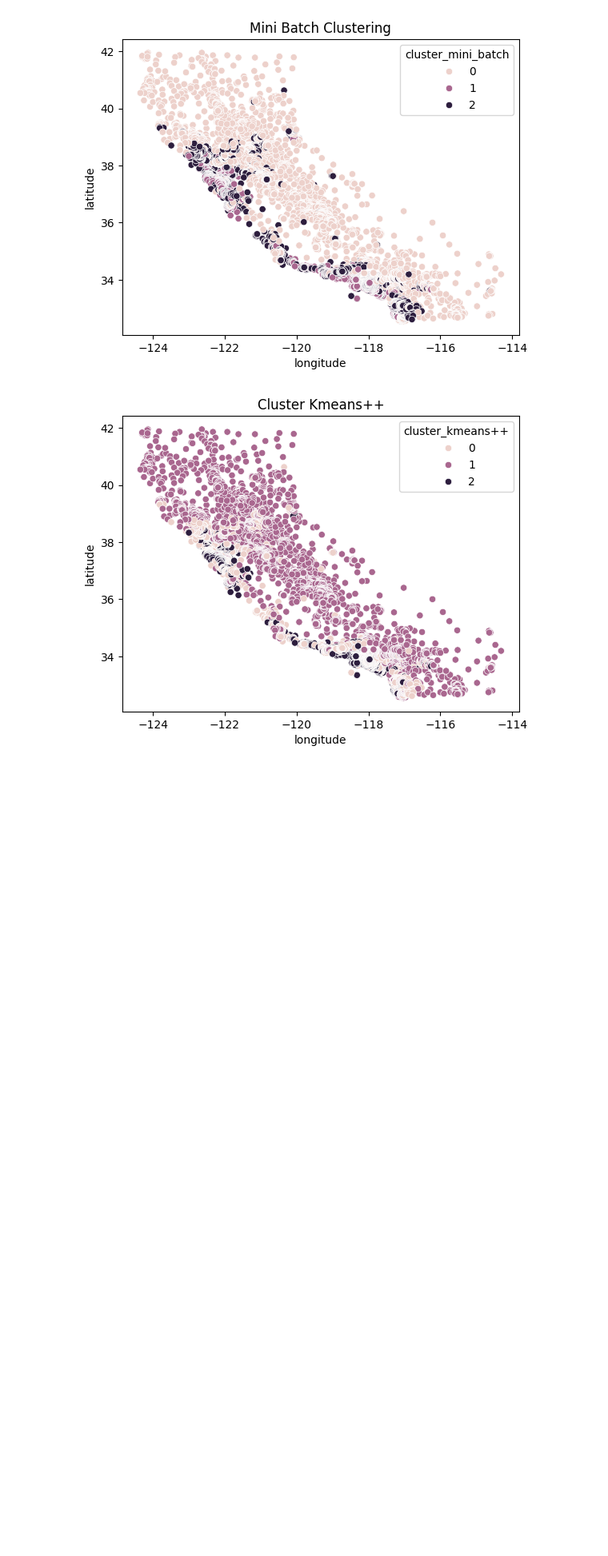
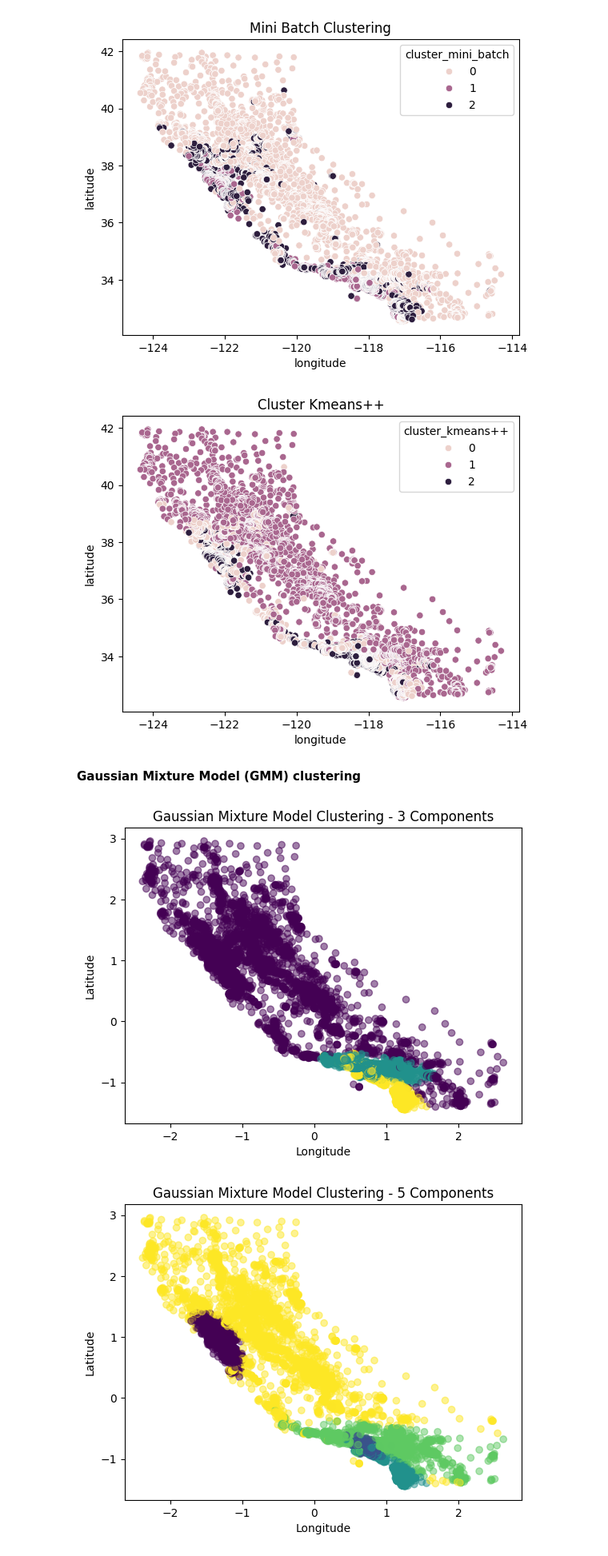
Before and after one commit to ruchithareddy269/CMPE-257-Assignments, a Jupyter notebook: cmpe257_K_means_assignment_1.ipynb, the cells around one changed output. Shown at 80% size. Drawn from its saved outputs; the diff is of its cells as text; code cells hidden in the pictures; blank space fills up the shorter version.

```diff
--- a/cmpe257_K_means_assignment_1.ipynb
+++ b/cmpe257_K_means_assignment_1.ipynb
@@ -182,3 +190,37 @@ plt.title('Cluster Kmeans++')
 plt.show()
 # %% [output]
 [figure]
+# %% [markdown]
+**Gaussian Mixture Model (GMM) clustering**
+# %%
+from sklearn.mixture import GaussianMixture
+from sklearn.preprocessing import StandardScaler
+
+features = housing_data[['longitude', 'latitude', 'median_income']]
+
+# Standardize the features
+scaler = StandardScaler()
+features_standardized = scaler.fit_transform(features)
+# Function to perform GMM clustering and visualize the clusters
+def gmm_clustering(features, n_components):
+    gmm = GaussianMixture(n_components=n_components, random_state=42)
+
+    # Fit the model
+    gmm.fit(features)
+
+    # Predict cluster labels
+    labels = gmm.predict(features)
+
+    # Visualize the clusters
+    plt.scatter(features[:, 0], features[:, 1], c=labels, cmap='viridis', alpha=0.5)
+    plt.title(f'Gaussian Mixture Model Clustering - {n_components} Components')
+    plt.xlabel('Longitude')
+    plt.ylabel('Latitude')
+    plt.show()
+
+# Perform GMM clustering with different number of components and visualize the clusters
+gmm_clustering(features_standardized, n_components=3)
+gmm_clustering(features_standardized, n_components=5)
+# %% [output]
+[figure, added]
+[figure, added]
```
Also changed, not shown: parts of 3 cells of this notebook.
